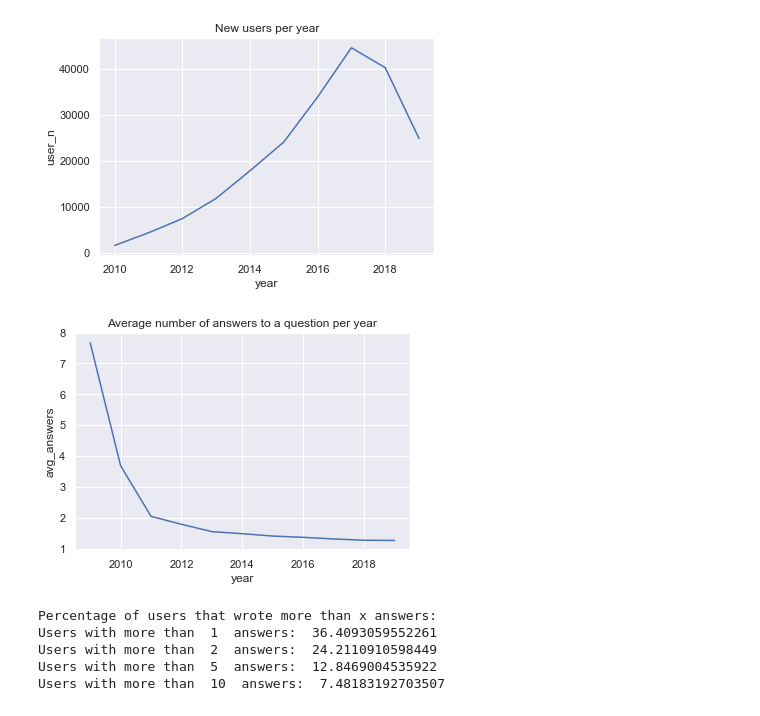
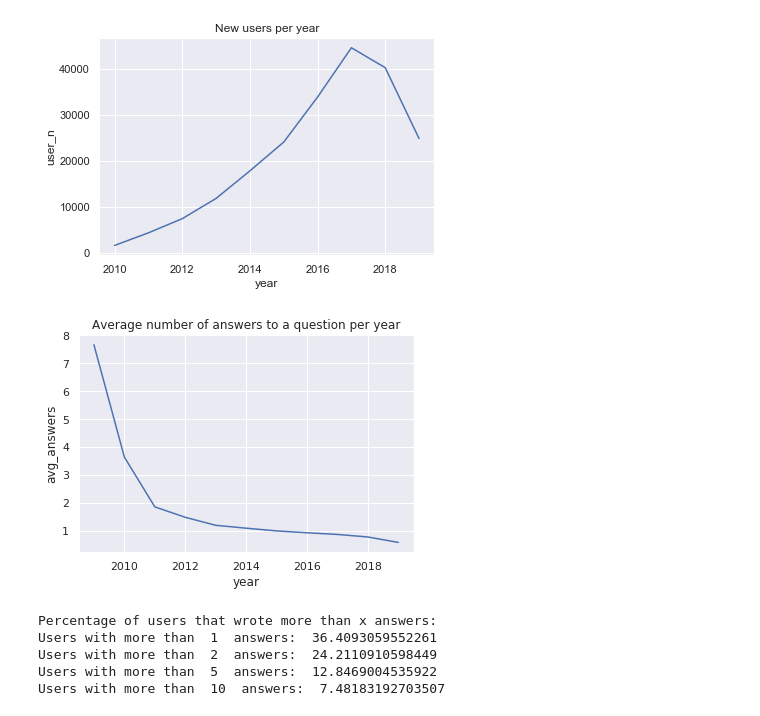
Before and after one commit to elvisnava/DSLab-StackOverflow, a Jupyter notebook: data-exploration/1_Overview.ipynb, the cells around one changed output. Drawn from its saved outputs; the diff is of its cells as text; code cells hidden in the pictures.

```diff
--- a/data-exploration/1_Overview.ipynb
+++ b/data-exploration/1_Overview.ipynb
@@ -56,15 +59,16 @@ plt.show()
 # %%
 avg_ans_per_year = pd.read_sql_query(
         '''SELECT Year, AVG(c_answers) AS Avg_answers FROM (
-        SELECT Q.Id, CAST(date_part('year', Q.CreationDate) AS INTEGER) AS Year, COUNT(*) AS c_answers
-        FROM Posts AS Q JOIN Posts AS Ans ON Q.Id=Ans.ParentId
+        SELECT Q.Id, CAST(date_part('year', Q.CreationDate) AS INTEGER) AS Year, COUNT(Ans.Id) AS c_answers
+        FROM Posts AS Q LEFT JOIN Posts AS Ans ON Q.Id=Ans.ParentId
+        WHERE Q.PostTypeId=1
         GROUP BY Q.Id) AS anstable
         GROUP BY Year
         ORDER BY Year ASC;''', cnx)
 sns.lineplot(x=avg_ans_per_year['year'], y=avg_ans_per_year['avg_answers']).set_title('Average number of answers to a question per year')
 plt.show()
 # %% [output]
-[figure, old version]
+[figure, new version]
 # %%
 print("Percentage of users that wrote more than x answers:")
 for i in [1,2,5,10]:
```
Also changed, not shown: parts of 9 cells of this notebook, 1 other file.
